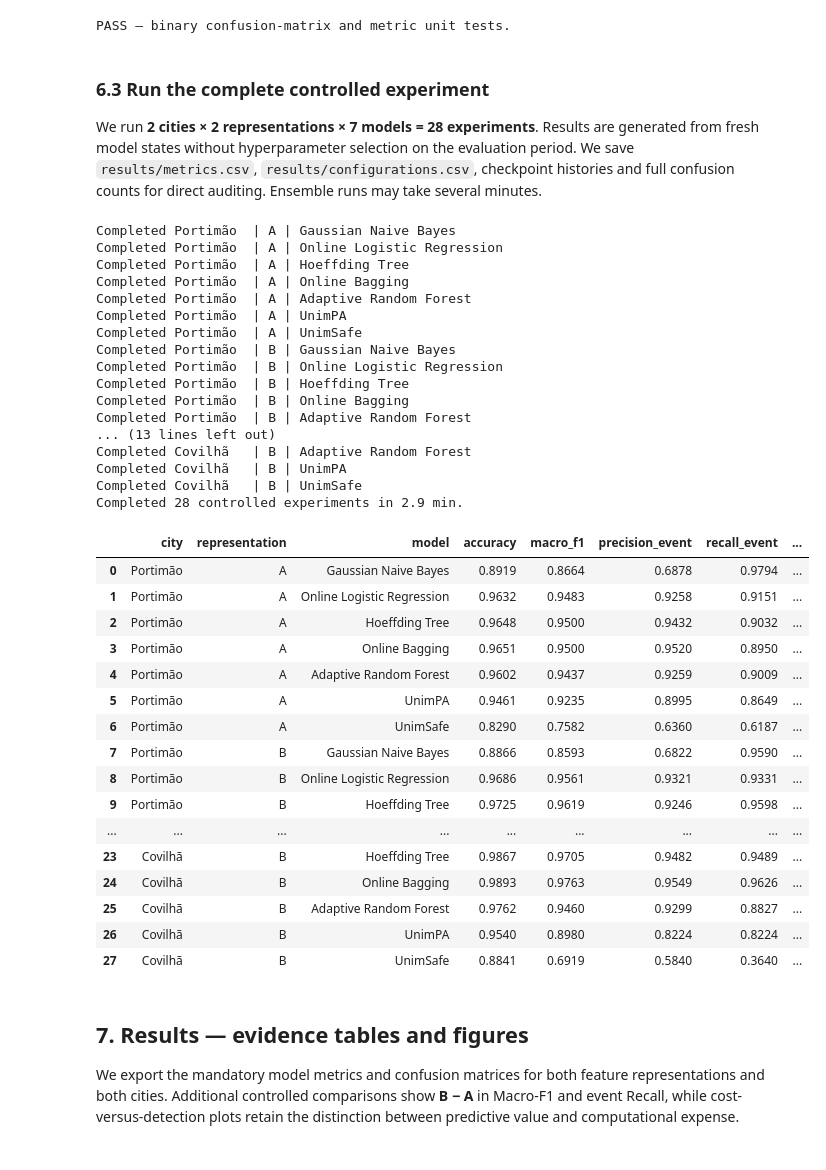
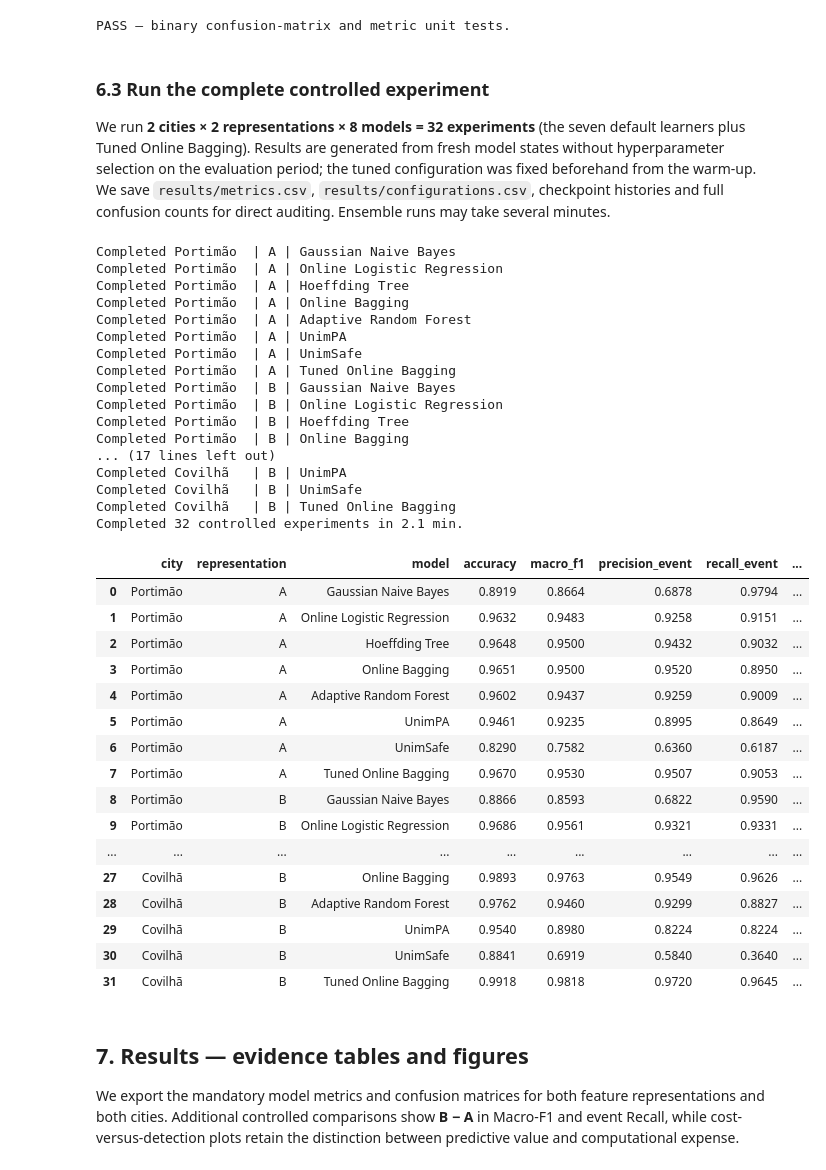
Before and after one commit to VikaMokhovikova/data_stream_mining_final, a Jupyter notebook: src/Final_Project_Heat_Stress.ipynb, the cells around one changed output. Cells and saved outputs as stored; diff of their text form; code cells hidden in the pictures.

```diff
--- a/src/Final_Project_Heat_Stress.ipynb
+++ b/src/Final_Project_Heat_Stress.ipynb
@@ -695,9 +810,19 @@ class FuzzyStreamModel:
     def learn_one(self, x, y):
         self.learner.partial_fit(self.inputs(x), np.array([y]))
 
+# Selected on the 2016-2017 warm-up only by src/tune_hyperparameters.py
+# (results/tuning/best_parameters.json); one configuration per representation.
+TUNED_BAGGING = {
+    'A': {'n_models': 15, 'grace_period': 50, 'delta': 6.798389918397393e-07,
+          'tau': 0.2, 'leaf_prediction': 'nba', 'split_criterion': 'gini'},
+    'B': {'n_models': 20, 'grace_period': 10, 'delta': 7.056941046962843e-05,
+          'tau': 0.1, 'leaf_prediction': 'nba', 'split_criterion': 'info_gain'},
+}
+
 MODEL_NAMES = [
     'Gaussian Naive Bayes', 'Online Logistic Regression',
     'Hoeffding Tree', 'Online Bagging', 'Adaptive Random Forest', *FUZZY,
+    'Tuned Online Bagging',
 ]
 MODEL_PARAMETERS = {
     'Gaussian Naive Bayes': {'model': 'GaussianNB', 'settings': 'River defaults'},
@@ -712,6 +837,12 @@ MODEL_PARAMETERS = {
                                'tau': .1, 'leaf_prediction': 'mc', 'seed': RANDOM_SEED},
 }
 
+
+MODEL_PARAMETERS['Tuned Online Bagging'] = {
+    'model': 'BaggingClassifier', 'base_model': 'HoeffdingTreeClassifier',
+    'seed': RANDOM_SEED, 'selection': 'random search on 2016-2017 warm-up only',
+    'representation_A': TUNED_BAGGING['A'], 'representation_B': TUNED_BAGGING['B'],
+}
 
 for name, cls in FUZZY.items():
     MODEL_PARAMETERS[name] = {'model': cls.__name__, 'max_rules': 5, 'n_classes': 2,
@@ -735,6 +866,11 @@ def new_model(name, columns=REP_A):
     if name == 'Online Bagging':
         return ensemble.BaggingClassifier(model=make_tree(),
                                           n_models=ENSEMBLE_SIZE, seed=RANDOM_SEED)
+    if name == 'Tuned Online Bagging':
+        params = dict(TUNED_BAGGING['B' if list(columns) == REP_B else 'A'])
+        n_models = params.pop('n_models')
+        return ensemble.BaggingClassifier(model=tree.HoeffdingTreeClassifier(**params),
+                                          n_models=n_models, seed=RANDOM_SEED)
     if name == 'Adaptive Random Forest':
         return forest.ARFClassifier(n_models=ENSEMBLE_SIZE, max_features='sqrt',
                                     lambda_value=6, grace_period=50, delta=.001,
@@ -757,7 +893,7 @@ model_table = pd.DataFrame([
 ])
 
 display(model_table)
-print('All seven learners initialized; River', installed_version('river'))
+print(f'All {len(MODEL_NAMES)} learners initialized; River', installed_version('river'))
 # %% [output]
 |  | Model | Configuration |
 | 0 | Gaussian Naive Bayes | model=GaussianNB, settings=River ... |
@@ -886,7 +1023,7 @@ def replay(city, representation, model_name):
             rule_rows.append(row)
     elif model_name == 'Hoeffding Tree':
         unit, size = 'tree nodes', model.n_nodes
-    elif model_name in ('Online Bagging', 'Adaptive Random Forest'):
+    elif model_name in ('Online Bagging', 'Tuned Online Bagging', 'Adaptive Random Forest'):
         unit, size = 'active ensemble tree nodes', sum((member.n_nodes or 0) for member in model.models)
     elif model_name == 'Online Logistic Regression':
         unit, size = 'coefficients incl. intercept', len(model.weights) + 1
@@ -898,7 +1035,7 @@ def replay(city, representation, model_name):
 PASS — binary confusion-matrix and metric unit tests.
 # %% [markdown]
 ### 6.3 Run the complete controlled experiment
-We run **2 cities × 2 representations × 7 models = 28 experiments**. Results are generated from fresh model states without hyperparameter selection on the evaluation period. We save `results/metrics.csv`, `results/configurations.csv`, checkpoint histories and full confusion counts for direct auditing. Ensemble runs may take several minutes.
+We run **2 cities × 2 representations × 8 models = 32 experiments** (the seven default learners plus Tuned Online Bagging). Results are generated from fresh model states without hyperparameter selection on the evaluation period; the tuned configuration was fixed beforehand from the warm-up. We save `results/metrics.csv`, `results/configurations.csv`, checkpoint histories and full confusion counts for direct auditing. Ensemble runs may take several minutes.
 # %%
 rule_history, rule_rows, complexity_rows = [], [], []
 metrics_rows, checkpoint_rows, configuration_rows = [], [], []
@@ -926,53 +1063,54 @@ for city in CITIES:
 metrics = pd.DataFrame(metrics_rows)
 checkpoints = pd.DataFrame(checkpoint_rows)
 configurations = pd.DataFrame(configuration_rows)
-assert len(metrics) == 28
+N_EXPERIMENTS = len(CITIES) * 2 * len(MODEL_NAMES)
+assert len(metrics) == N_EXPERIMENTS
 assert metrics['n_evaluated'].eq(len(eval_times)).all()
 assert (metrics[['TN', 'FP', 'FN', 'TP']].sum(axis=1) == len(eval_times)).all()
 metrics.to_csv(RESULTS_DIR / 'metrics.csv', index=False)
 configurations.to_csv(RESULTS_DIR / 'configurations.csv', index=False)
 checkpoints.to_csv(RESULTS_DIR / 'checkpoints.csv', index=False)
 metrics[['city', 'representation', 'model', 'TN', 'FP', 'FN', 'TP']].to_csv(
     RESULTS_DIR / 'confusion_matrices.csv', index=False)
-print(f'Completed 28 controlled experiments in {(time.perf_counter()-experiment_start)/60:.1f} min.')
+print(f'Completed {N_EXPERIMENTS} controlled experiments in {(time.perf_counter()-experiment_start)/60:.1f} min.')
 display(metrics[['city', 'representation', 'model', 'accuracy', 'macro_f1',
                  'precision_event', 'recall_event', 'prediction_ms_per_event',
                  'update_ms_per_event']].round(4))
 # %% [output]
 Completed Portimão  | A | Gaussian Naive Bayes
 Completed Portimão  | A | Online Logistic Regression
 Completed Portimão  | A | Hoeffding Tree
 Completed Portimão  | A | Online Bagging
 Completed Portimão  | A | Adaptive Random Forest
 Completed Portimão  | A | UnimPA
 Completed Portimão  | A | UnimSafe
+Completed Portimão  | A | Tuned Online Bagging
 Completed Portimão  | B | Gaussian Naive Bayes
 Completed Portimão  | B | Online Logistic Regression
 Completed Portimão  | B | Hoeffding Tree
 Completed Portimão  | B | Online Bagging
-Completed Portimão  | B | Adaptive Random Forest
-... (13 lines left out)
-Completed Covilhã   | B | Adaptive Random Forest
+... (17 lines left out)
 Completed Covilhã   | B | UnimPA
 Completed Covilhã   | B | UnimSafe
-Completed 28 controlled experiments in 2.9 min.
+Completed Covilhã   | B | Tuned Online Bagging
+Completed 32 controlled experiments in 2.1 min.
 |  | city | representation | model | accuracy | macro_f1 | precision_event | recall_event | ... |
 | 0 | Portimão | A | Gaussian Naive Bayes | 0.8919 | 0.8664 | 0.6878 | 0.9794 | ... |
 | 1 | Portimão | A | Online Logistic Regression | 0.9632 | 0.9483 | 0.9258 | 0.9151 | ... |
 | 2 | Portimão | A | Hoeffding Tree | 0.9648 | 0.9500 | 0.9432 | 0.9032 | ... |
 | 3 | Portimão | A | Online Bagging | 0.9651 | 0.9500 | 0.9520 | 0.8950 | ... |
 | 4 | Portimão | A | Adaptive Random Forest | 0.9602 | 0.9437 | 0.9259 | 0.9009 | ... |
 | 5 | Portimão | A | UnimPA | 0.9461 | 0.9235 | 0.8995 | 0.8649 | ... |
 | 6 | Portimão | A | UnimSafe | 0.8290 | 0.7582 | 0.6360 | 0.6187 | ... |
-| 7 | Portimão | B | Gaussian Naive Bayes | 0.8866 | 0.8593 | 0.6822 | 0.9590 | ... |
-| 8 | Portimão | B | Online Logistic Regression | 0.9686 | 0.9561 | 0.9321 | 0.9331 | ... |
-| 9 | Portimão | B | Hoeffding Tree | 0.9725 | 0.9619 | 0.9246 | 0.9598 | ... |
+| 7 | Portimão | A | Tuned Online Bagging | 0.9670 | 0.9530 | 0.9507 | 0.9053 | ... |
+| 8 | Portimão | B | Gaussian Naive Bayes | 0.8866 | 0.8593 | 0.6822 | 0.9590 | ... |
+| 9 | Portimão | B | Online Logistic Regression | 0.9686 | 0.9561 | 0.9321 | 0.9331 | ... |
 | ... | ... | ... | ... | ... | ... | ... | ... | ... |
-| 23 | Covilhã | B | Hoeffding Tree | 0.9867 | 0.9705 | 0.9482 | 0.9489 | ... |
-| 24 | Covilhã | B | Online Bagging | 0.9893 | 0.9763 | 0.9549 | 0.9626 | ... |
-| 25 | Covilhã | B | Adaptive Random Forest | 0.9762 | 0.9460 | 0.9299 | 0.8827 | ... |
-| 26 | Covilhã | B | UnimPA | 0.9540 | 0.8980 | 0.8224 | 0.8224 | ... |
-| 27 | Covilhã | B | UnimSafe | 0.8841 | 0.6919 | 0.5840 | 0.3640 | ... |
+| 27 | Covilhã | B | Online Bagging | 0.9893 | 0.9763 | 0.9549 | 0.9626 | ... |
+| 28 | Covilhã | B | Adaptive Random Forest | 0.9762 | 0.9460 | 0.9299 | 0.8827 | ... |
+| 29 | Covilhã | B | UnimPA | 0.9540 | 0.8980 | 0.8224 | 0.8224 | ... |
+| 30 | Covilhã | B | UnimSafe | 0.8841 | 0.6919 | 0.5840 | 0.3640 | ... |
+| 31 | Covilhã | B | Tuned Online Bagging | 0.9918 | 0.9818 | 0.9720 | 0.9645 | ... |
 # %% [markdown]
 ## 7. Results — evidence tables and figures
 We export the mandatory model metrics and confusion matrices for both feature representations and both cities. Additional controlled comparisons show **B − A** in Macro-F1 and event Recall, while cost-versus-detection plots retain the distinction between predictive value and computational expense.
```
Also changed, not shown: parts of 9 cells of this notebook, 12 other files.
